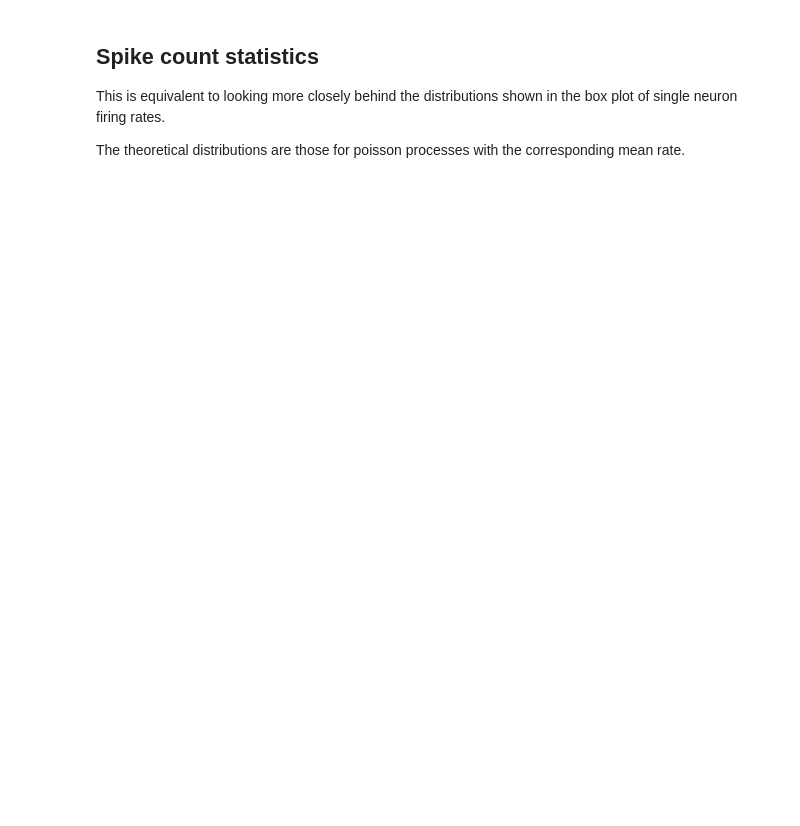
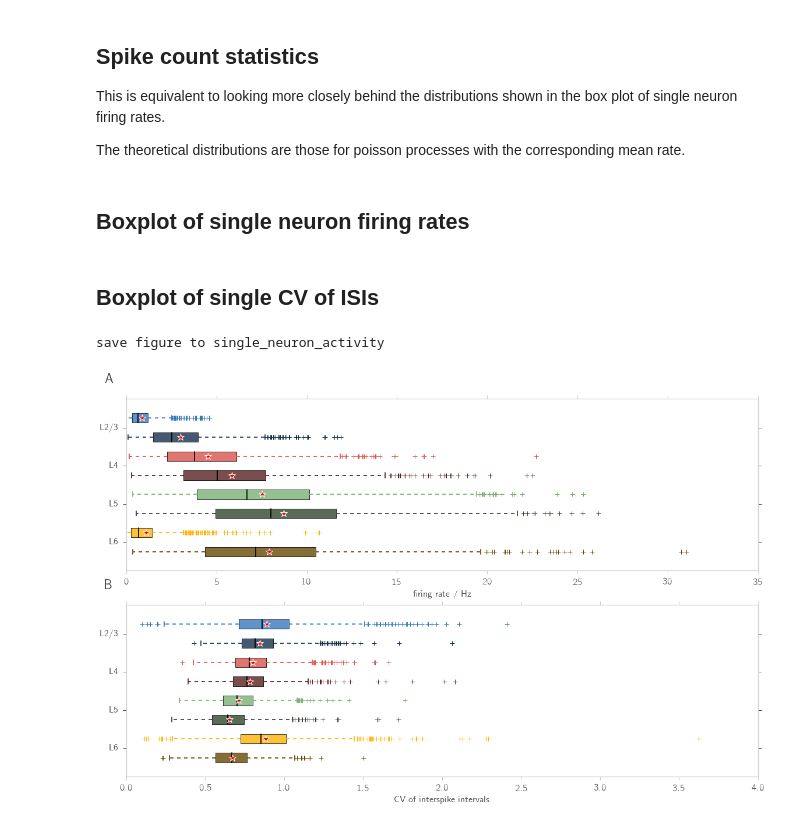
Before and after one commit to frschu/microcircuit, a Jupyter notebook: analysis/spike_count_statistics.ipynb, the cells around one changed output. Cells and saved outputs as stored; diff of their text form; code cells hidden in the pictures; blank space fills up the shorter version.

```diff
--- a/analysis/spike_count_statistics.ipynb
+++ b/analysis/spike_count_statistics.ipynb
@@ -340,0 +326,2 @@ path_res_file = os.path.join(data_path, res_file_name)
+# %% [markdown]
+## Boxplot of single neuron firing rates
@@ -340,0 +379,2 @@ path_res_file = os.path.join(data_path, res_file_name)
+# %% [markdown]
+## Boxplot of single CV of ISIs
@@ -340,0 +432,36 @@ path_res_file = os.path.join(data_path, res_file_name)
+# %%
+fig = plt.figure()
+
+# DATA
+data_path = "/export/data-schuessler/data_microcircuit/micro"
+sim_spec = "spontaneous_activity"
+data_file_name  = sim_spec + ".hdf5"
+res_file_name = sim_spec + "_res.hdf5"
+path_data_file = os.path.join(data_path, data_file_name)
+path_res_file = os.path.join(data_path, res_file_name)
+
+# Rates
+ax1 = hf.add_subplot(fig, n_rows_cols=(2, 1), index_row_col=(0, 0), rowspan=1, colspan=1)
+plot_single_rates(ax1, path_res_file, n_spikes_recorded=1000)
+# CV of interspike interval (ISI)
+ax2 = hf.add_subplot(fig, n_rows_cols=(2, 1), index_row_col=(1, 0), rowspan=1, colspan=1)
+plot_single_CV_ISI(ax2, path_res_file, n_spikes_recorded=1000)
+#ax2.set_xlim(0, 2)
+
+# Label subfigures
+plot_labels = list('AB')
+for ax, label in zip(fig.axes, plot_labels):
+    ax.text(-0.02, 1.15, label, transform=ax.transAxes,
+            fontsize=24, fontweight='bold', va='top', ha='right')
+    # General rendering
+    style.fixticks(ax)
+    ax.grid(False)
+
+fig_name = "single_neuron_activity"
+if save_fig:
+    print("save figure to " + fig_name)
+    fig.savefig(os.path.join(figure_path, fig_name + ".pdf"), bbox_inches='tight', format="pdf")
+    fig.savefig(os.path.join(figure_path, fig_name + ".png"), bbox_inches='tight', format="png")
+# %% [output]
+save figure to single_neuron_activity
+[figure, added]
```
Also changed, not shown: parts of 12 cells of this notebook, 32 other files.
